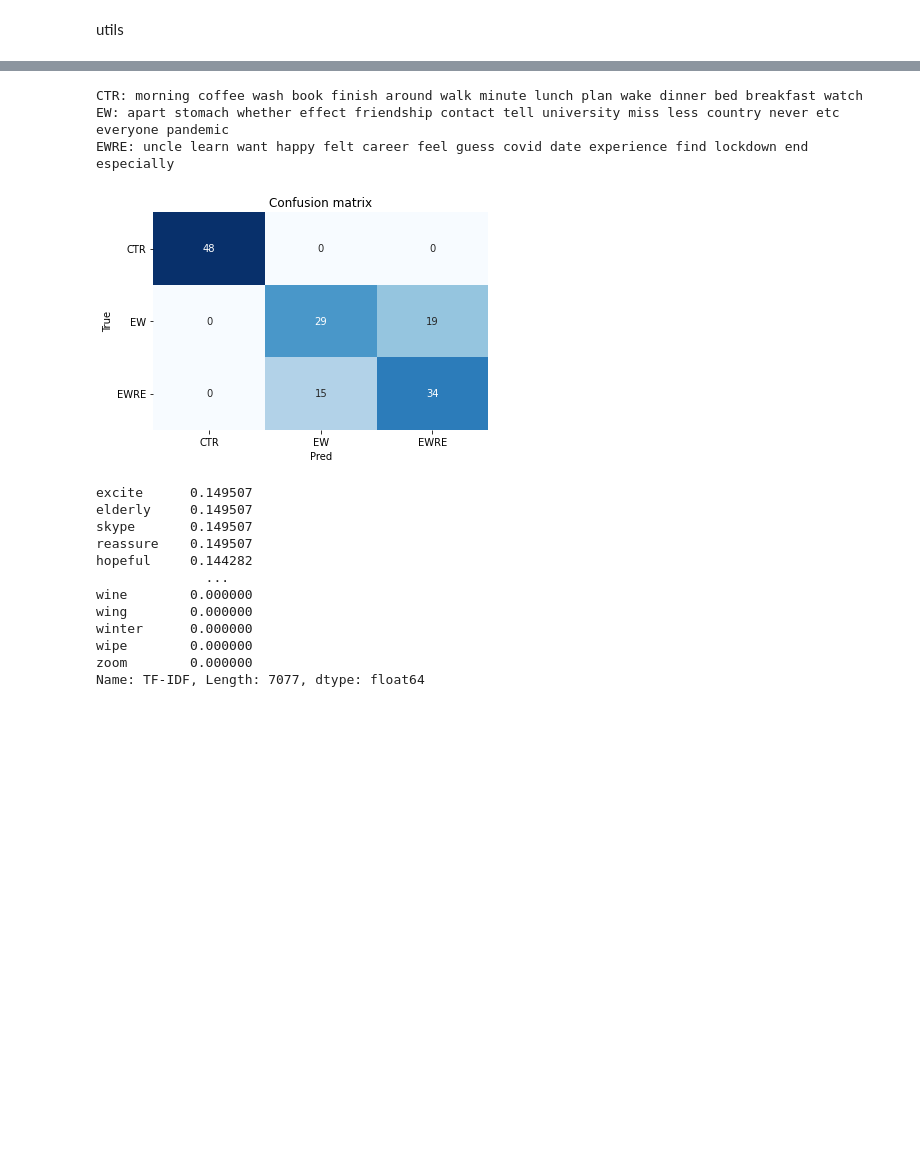
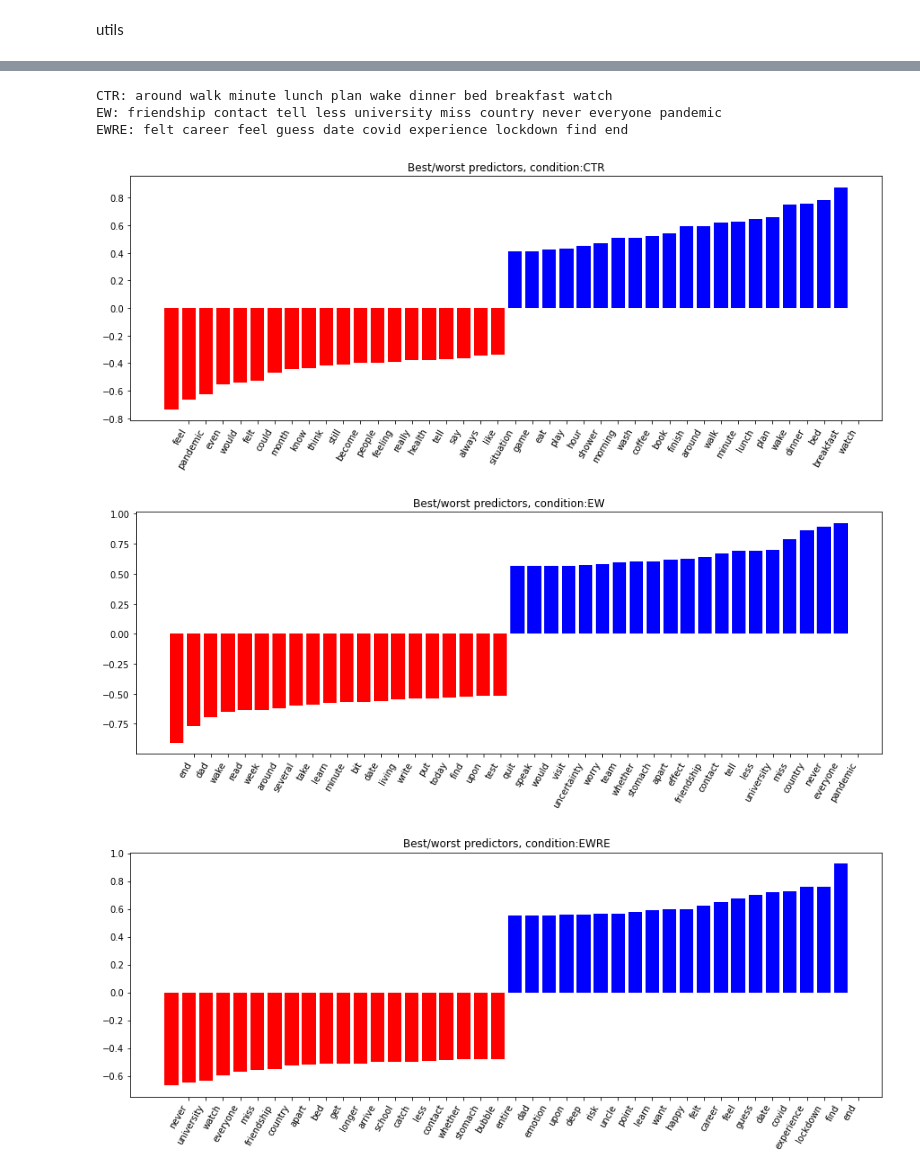
Before and after one commit to lucia-lux/EW_analysis, a Jupyter notebook: scraps.ipynb, the cells around one changed output, grey strips where cells are left out. Saved outputs shown, nothing was run; the diff lists cells and outputs as text; code cells hidden in the pictures; blank space fills up the shorter version.

```diff
--- a/scraps.ipynb
+++ b/scraps.ipynb
@@ -315,7 +316,7 @@ def kruskal_wallis_func(in_df, group_col, test_col):
     return statistic,pval, posthoc, key
 
 
-def get_sentiment(in_df, in_col):
+def get_sentiment(in_df, writing_col):
     """
     Get subjectivity
     and polarity scores.
@@ -324,7 +325,7 @@ def get_sentiment(in_df, in_col):
     ----------
     in_df:  pd DataFrame
         DataFrame to operate on
-    in_col: str
+    writing_col: str
         column holding text data
         to operate on
 
@@ -337,9 +338,9 @@ def get_sentiment(in_df, in_col):
     """
     print("Getting sentiment scores...")
     in_df = in_df.assign(
-                        polarity = in_df[in_col].astype('str').apply(
+                        polarity = in_df[writing_col].astype('str').apply(
                         [lambda x: TextBlob(x).sentiment.polarity]),
-                        subjectivity = in_df[in_col].astype('str').apply(
+                        subjectivity = in_df[writing_col].astype('str').apply(
                         [lambda x: TextBlob(x).sentiment.subjectivity])
                         )
     print("Done!")
@@ -409,6 +410,28 @@ def flatten_list(list_of_lists):
     Flattened list.
     """
     return [item for sub_list in list_of_lists for item in sub_list]
+
+def add_col(in_df, col_name, var):
+    """
+    Add column to dataframe.
+    Uses pd.df.assign.
+
+    Parameters
+    ----------
+    in_df:  pd DataFrame
+        df to add to
+    col_name:   str
+        name of column to add
+    var:
+        Values to assign
+        (accepts callable applied to
+        existing columns, see pd.df.assign method)
+    Returns
+    -------
+    Modified dataframe
+    """
+    in_df = in_df.assign(col_name = var)
+    return in_df
 # %%
 from nltk import FreqDist
 from nltk.corpus import wordnet
@@ -695,3 +760,12 @@ if home:
 else:
     infiledir = r"P:\EW_analysis\analysis\Processed_2"
     writing_dir = r"P:\EW_analysis\analysis\writing\writing_data"
+output_dir = os.path.join(os.getcwd(),"output_dir_nlp")
+try:
+    os.makedirs(output_dir)
+except OSError:
+    # if directory already exists
+    pass
+
+# get input data
+writing_df = pd.read_csv(os.path.join(writing_dir, 'writing_df.csv'))
@@ -787,24 +829,10 @@ top_words_df = wa.func_top_words(writing_df, ['VB','JJ','NN'],0)
 # %%
+wa = Word_Freq_Analyzer('day','Group','writing_tokens',output_dir)
 res_df,clf = wa.tf_idf_scores(writing_df,'writing',1)
-wa.plot_confusion_matrix()
 # %% [output]
-CTR: morning coffee wash book finish around walk minute lunch plan wake dinner bed breakfast watch
-EW: apart stomach whether effect friendship contact tell university miss less country never etc everyone pandemic
-EWRE: uncle learn want happy felt career feel guess covid date experience find lockdown end especially
+CTR: around walk minute lunch plan wake dinner bed breakfast watch
+EW: friendship contact tell less university miss country never everyone pandemic
+EWRE: felt career feel guess date covid experience lockdown find end
-[figure, old version]
+[figure, new version]
+[figure, added]
+[figure, added]
-# %%
-tf_idf_features = wa.tf_idf_features(writing_df,'writing',1)
-print(tf_idf_features['TF-IDF'].sort_values(ascending = False)[10:])
-# %% [output]
-excite      0.149507
-elderly     0.149507
-skype       0.149507
-reassure    0.149507
-hopeful     0.144282
-              ...
-wine        0.000000
-wing        0.000000
-winter      0.000000
-wipe        0.000000
-zoom        0.000000
-Name: TF-IDF, Length: 7077, dtype: float64
```
Also changed, not shown: parts of 10 cells of this notebook, 13 other files.
